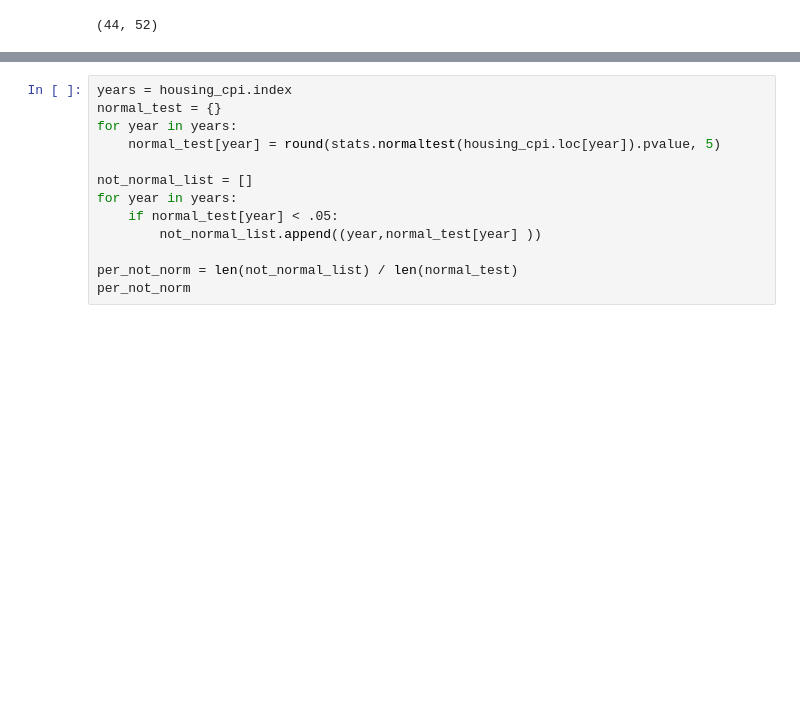
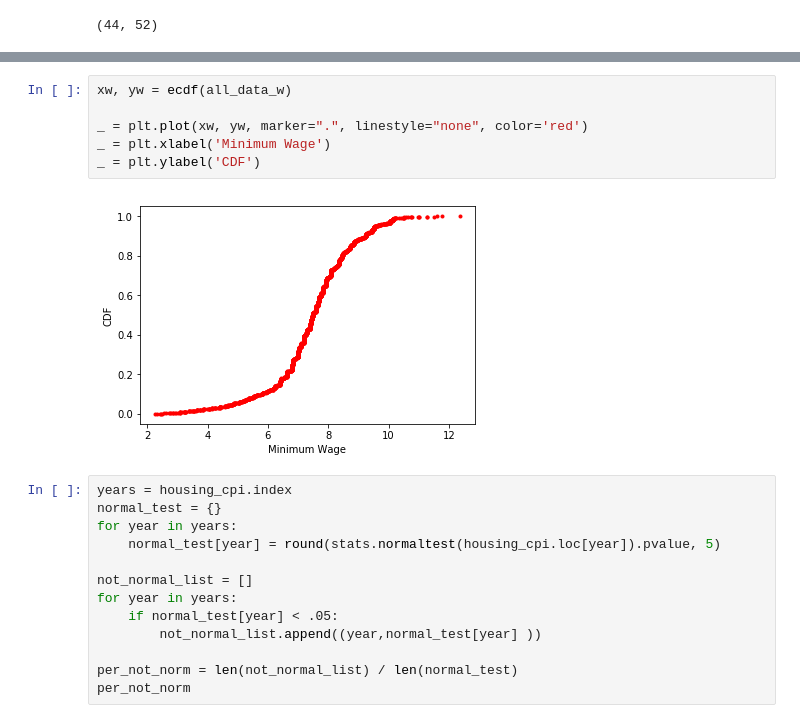
Before and after one commit to ggrahambaker/springboard, a Jupyter notebook: housing_and_income/data_inferential_stats.ipynb, the cells around one changed output, grey strips where cells are left out. Saved outputs shown, nothing was run; the diff lists cells and outputs as text; blank space fills up the shorter version.

```diff
--- a/housing_and_income/data_inferential_stats.ipynb
+++ b/housing_and_income/data_inferential_stats.ipynb
@@ -62,3 +100,11 @@ NormaltestResult(statistic=3.5275394849243926, pvalue=0.17139751992100608)
+# %%
+xw, yw = ecdf(all_data_w)
+
+_ = plt.plot(xw, yw, marker=".", linestyle="none", color='red')
+_ = plt.xlabel('Minimum Wage')
+_ = plt.ylabel('CDF')
+# %% [output]
+[figure, added]
 # %%
 years = housing_cpi.index
 normal_test = {}
```
Also changed, not shown: parts of 20 cells of this notebook, 5 other files.
